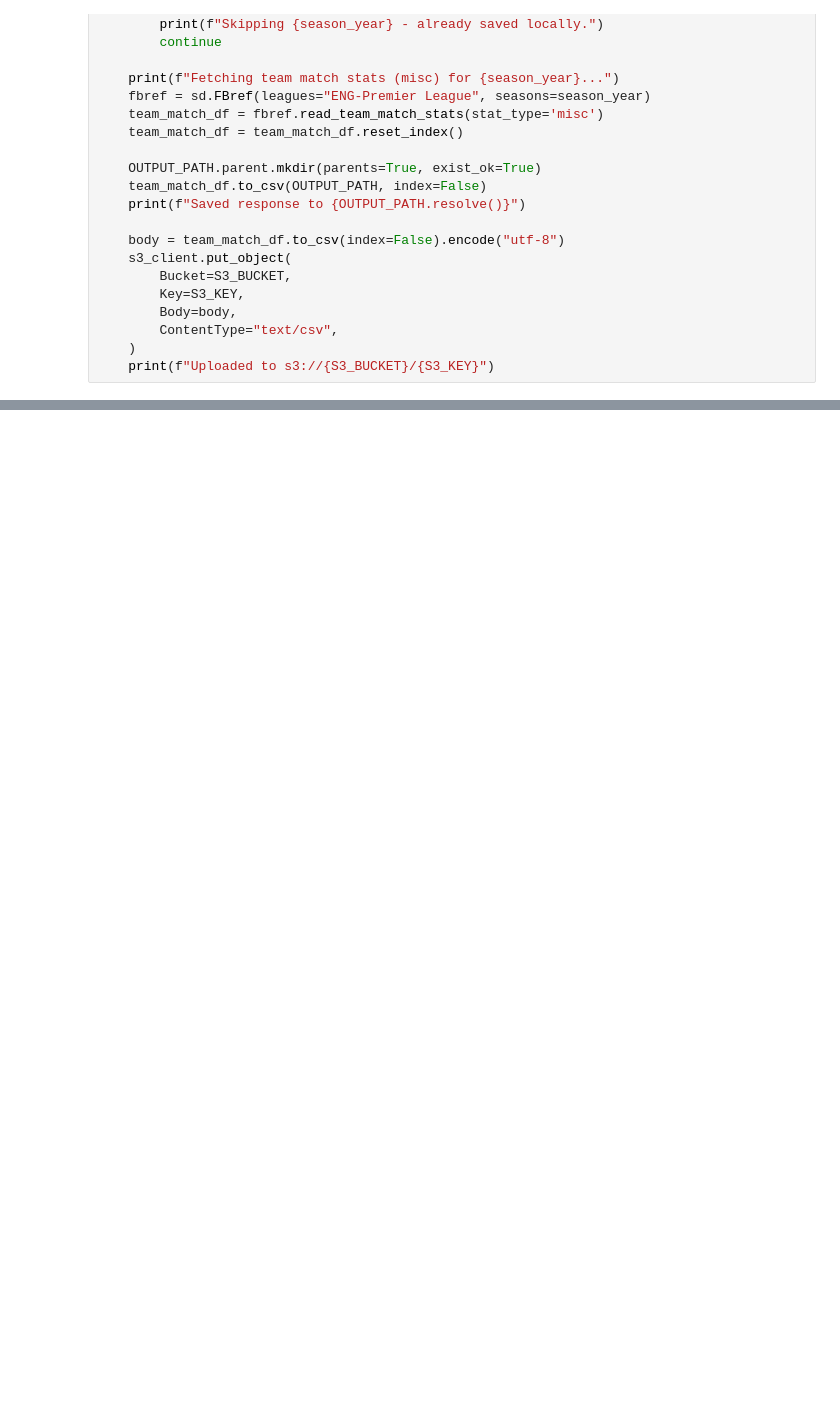
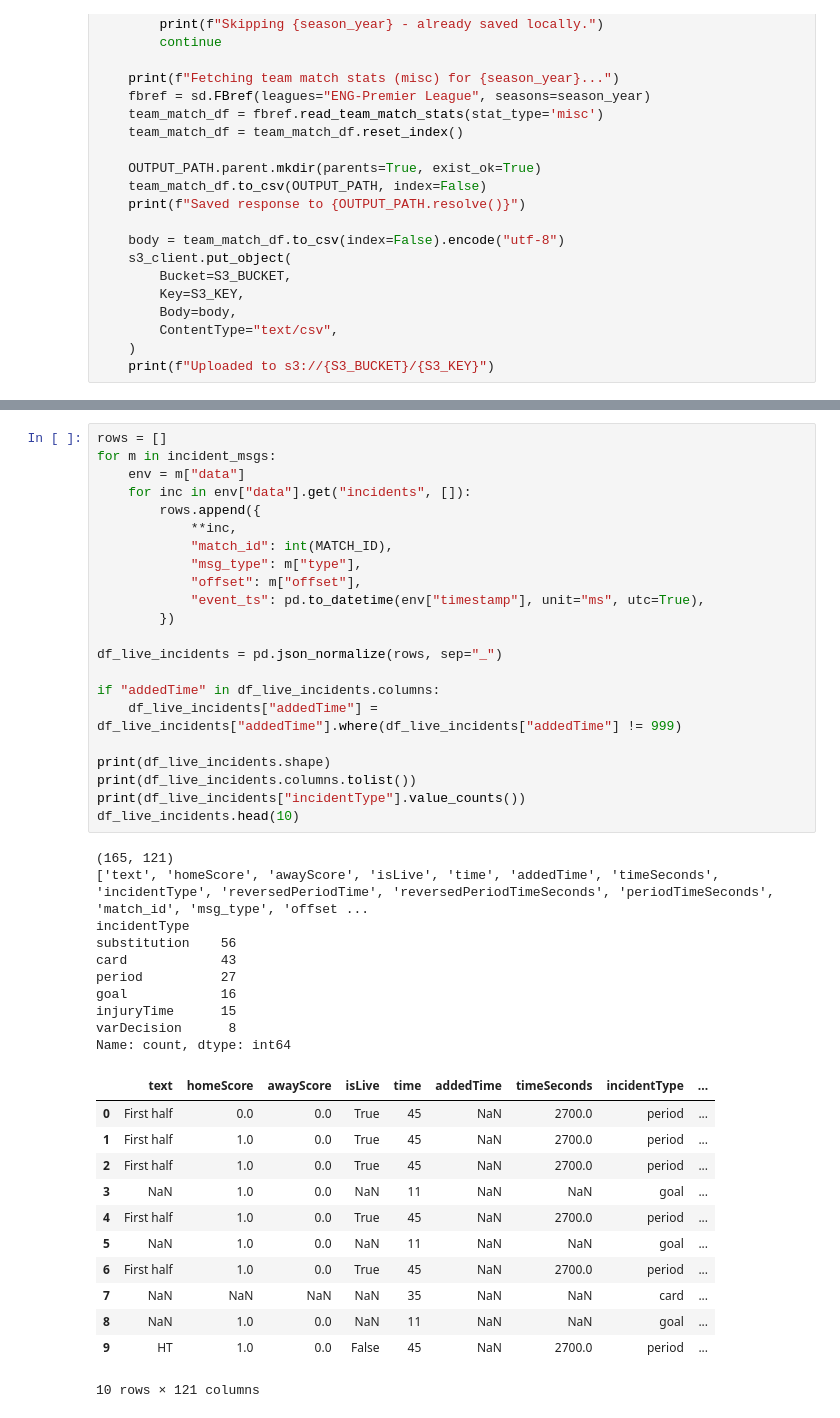
Before and after one commit to Rahulathreya45/Football-data, a Jupyter notebook: app.ipynb, the cells around one changed output, grey strips where cells are left out. Drawn from its saved outputs; the diff is of its cells as text; blank space fills up the shorter version.

```diff
--- a/app.ipynb
+++ b/app.ipynb
@@ -1915,0 +2243,45 @@ for season_year in SEASON_YEARS:
+# %%
+rows = []
+for m in incident_msgs:
+    env = m["data"]
+    for inc in env["data"].get("incidents", []):
+        rows.append({
+            **inc,
+            "match_id": int(MATCH_ID),
+            "msg_type": m["type"],
+            "offset": m["offset"],
+            "event_ts": pd.to_datetime(env["timestamp"], unit="ms", utc=True),
+        })
+
+df_live_incidents = pd.json_normalize(rows, sep="_")
+
+if "addedTime" in df_live_incidents.columns:
+    df_live_incidents["addedTime"] = df_live_incidents["addedTime"].where(df_live_incidents["addedTime"] != 999)
+
+print(df_live_incidents.shape)
+print(df_live_incidents.columns.tolist())
+print(df_live_incidents["incidentType"].value_counts())
+df_live_incidents.head(10)
+# %% [output]
+(165, 121)
+['text', 'homeScore', 'awayScore', 'isLive', 'time', 'addedTime', 'timeSeconds', 'incidentType', 'reversedPeriodTime', 'reversedPeriodTimeSeconds', 'periodTimeSeconds', 'match_id', 'msg_type', 'offset ...
+incidentType
+substitution    56
+card            43
+period          27
+goal            16
+injuryTime      15
+varDecision      8
+Name: count, dtype: int64
+|  | text | homeScore | awayScore | isLive | time | addedTime | timeSeconds | incidentType | ... |
+| 0 | First half | 0.0 | 0.0 | True | 45 | NaN | 2700.0 | period | ... |
+| 1 | First half | 1.0 | 0.0 | True | 45 | NaN | 2700.0 | period | ... |
+| 2 | First half | 1.0 | 0.0 | True | 45 | NaN | 2700.0 | period | ... |
+| 3 | NaN | 1.0 | 0.0 | NaN | 11 | NaN | NaN | goal | ... |
+| 4 | First half | 1.0 | 0.0 | True | 45 | NaN | 2700.0 | period | ... |
+| 5 | NaN | 1.0 | 0.0 | NaN | 11 | NaN | NaN | goal | ... |
+| 6 | First half | 1.0 | 0.0 | True | 45 | NaN | 2700.0 | period | ... |
+| 7 | NaN | NaN | NaN | NaN | 35 | NaN | NaN | card | ... |
+| 8 | NaN | 1.0 | 0.0 | NaN | 11 | NaN | NaN | goal | ... |
+| 9 | HT | 1.0 | 0.0 | False | 45 | NaN | 2700.0 | period | ... |
+10 rows × 121 columns
```
Also changed, not shown: parts of 6 cells of this notebook, 1 other file.
